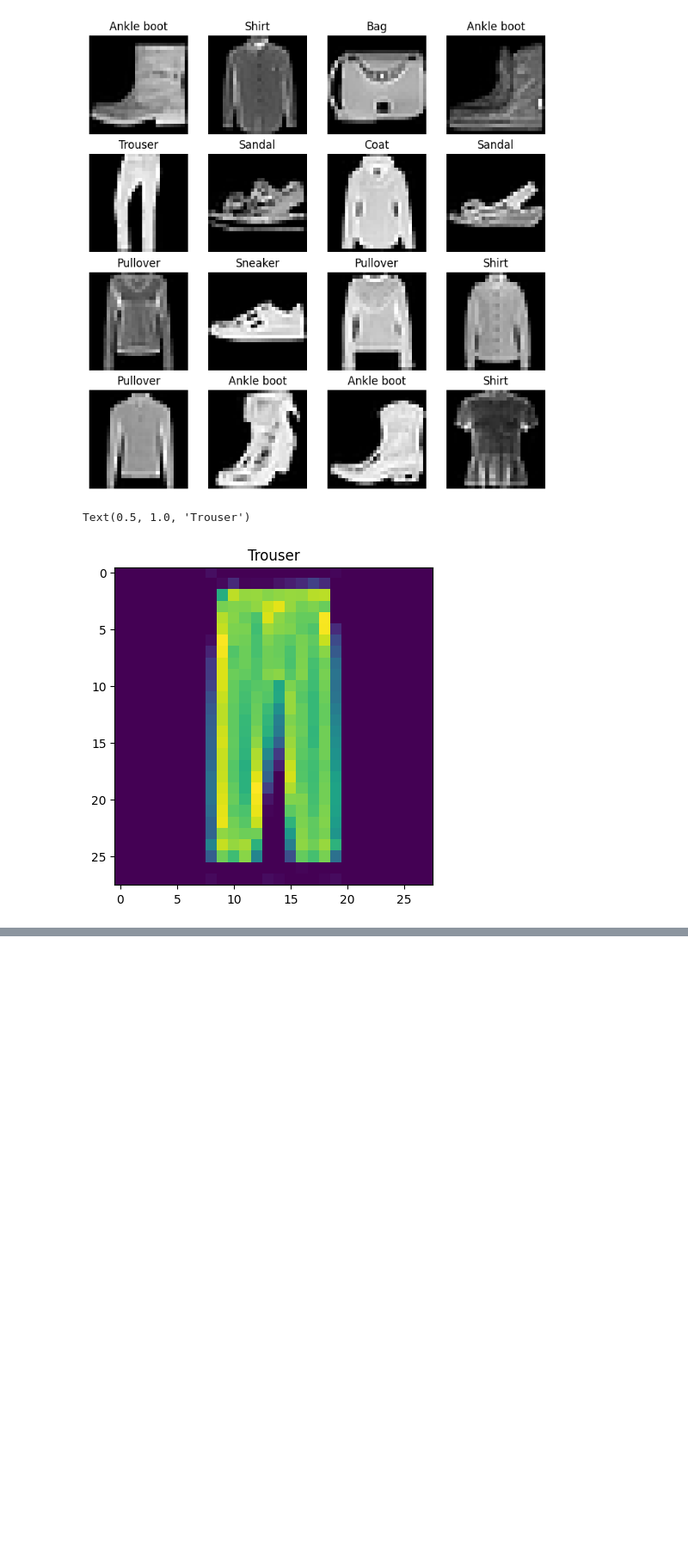
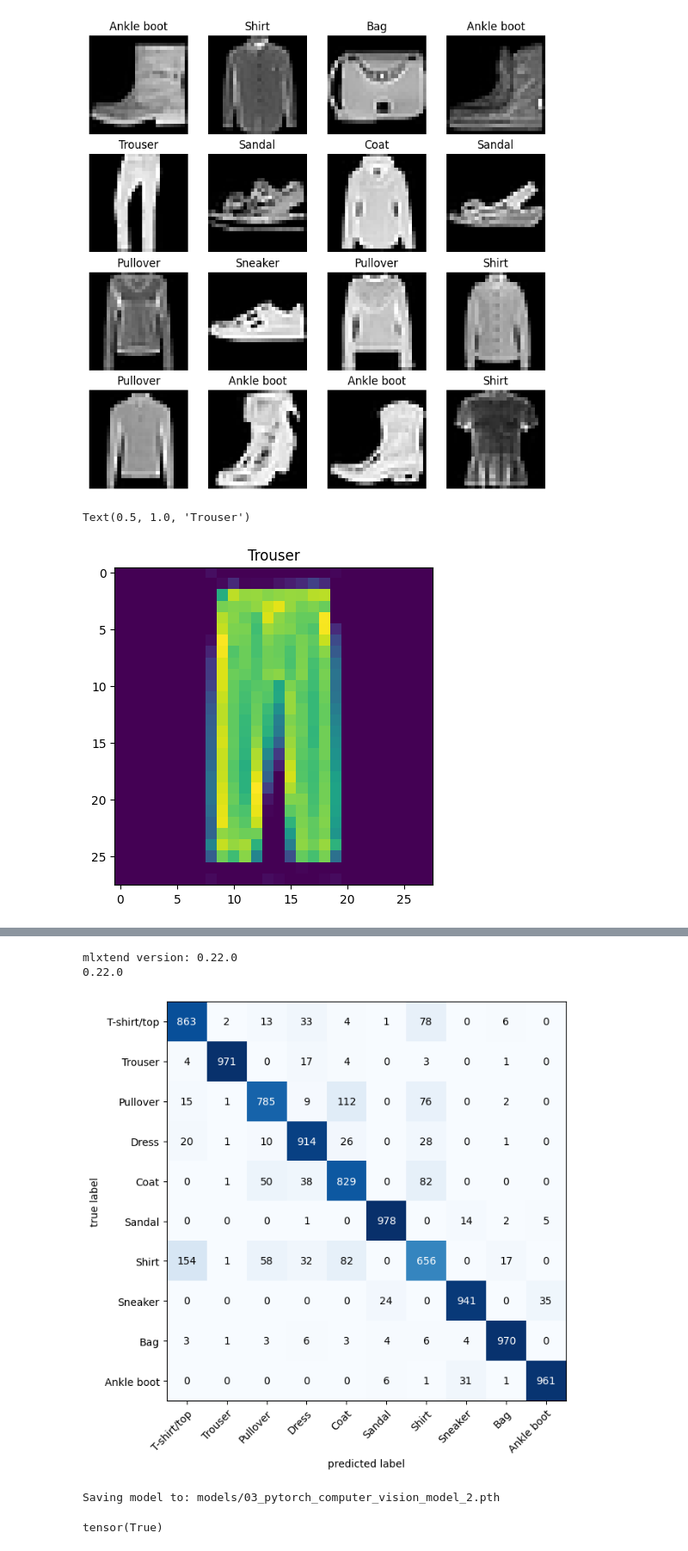
Before and after one commit to zxcasd945/Pytorchcolab, a Jupyter notebook: 03_pytorch_computer_vision.ipynb, the cells around one changed output, grey strips where cells are left out. Shown at 86% size. Drawn from its saved outputs; the diff is of its cells as text; code cells hidden in the pictures; blank space fills up the shorter version.

```diff
--- a/03_pytorch_computer_vision.ipynb
+++ b/03_pytorch_computer_vision.ipynb
@@ -475,0 +551,77 @@ for i, sample in enumerate(test_samples):
+# %%
+y_preds = []
+model_2.eval()
+with torch.inference_mode():
+  for X, y in tqdm(test_dataloader, desc="Making predictions"):
+    # Send data and targets to target device
+    X, y = X.to(device), y.to(device)
+    # Do the forward pass
+    y_logit = model_2(X)
+    # Turn predictions from logits -> prediction probabilities -> predictions labels
+    y_pred = torch.softmax(y_logit, dim=1).argmax(dim=1)
+    # Put predictions on CPU for evaluation
+    y_preds.append(y_pred.cpu())
+# Concatenate list of predictions into a tensor
+y_pred_tensor = torch.cat(y_preds)
+try:
+    import torchmetrics, mlxtend
+    print(f"mlxtend version: {mlxtend.__version__}")
+    assert int(mlxtend.__version__.split(".")[1]) >= 19, "mlxtend verison should be 0.19.0 or higher"
+except:
+    !pip install -q torchmetrics -U mlxtend # <- Note: If you're using Google Colab, this may require restarting the runtime
+    import torchmetrics, mlxtend
+    print(f"mlxtend version: {mlxtend.__version__}")
+import mlxtend
+print(mlxtend.__version__)
+assert int(mlxtend.__version__.split(".")[1]) >= 19
+from torchmetrics import ConfusionMatrix
+from mlxtend.plotting import plot_confusion_matrix
+confmat = ConfusionMatrix(num_classes=len(class_names), task='multiclass')
+confmat_tensor = confmat(preds=y_pred_tensor,
+                         target=test_data.targets)
+fig, ax = plot_confusion_matrix(
+    conf_mat=confmat_tensor.numpy(), # matplotlib likes working with NumPy
+    class_names=class_names, # turn the row and column labels into class names
+    figsize=(10, 7))
+# %% [output]
+mlxtend version: 0.22.0
+0.22.0
+[figure, added]
+# %%
+from pathlib import Path
+MODEL_PATH = Path("models")
+MODEL_PATH.mkdir(parents=True, # create parent directories if needed
+                 exist_ok=True) # if models directory already exists, don't error
+
+
+MODEL_NAME = "03_pytorch_computer_vision_model_2.pth"
+MODEL_SAVE_PATH = MODEL_PATH / MODEL_NAME
+
+print(f"Saving model to: {MODEL_SAVE_PATH}")
+torch.save(obj=model_2.state_dict(),
+           f=MODEL_SAVE_PATH)
+loaded_model_2 = FashionMNISTModelV2(input_shape=1,
+                                    hidden_units=10,
+                                    output_shape=10)
+
+
+loaded_model_2.load_state_dict(torch.load(f=MODEL_SAVE_PATH))
+loaded_model_2 = loaded_model_2.to(device)
+torch.manual_seed(42)
+model_2_results=eval_model(
+    model=model_2,
+    data_loader=test_dataloader,
+    loss_fn=loss_fn,
+    accuracy_fn=accuracy_fn)
+loaded_model_2_results = eval_model(
+    model=loaded_model_2,
+    data_loader=test_dataloader,
+    loss_fn=loss_fn,
+    accuracy_fn=accuracy_fn)
+torch.isclose(torch.tensor(model_2_results["model loss"]),
+              torch.tensor(loaded_model_2_results["model loss"]),
+              atol=1e-08,
+              rtol=0.0001)
+# %% [output]
+Saving model to: models/03_pytorch_computer_vision_model_2.pth
+tensor(True)
```
Also changed, not shown: parts of 10 cells of this notebook.
